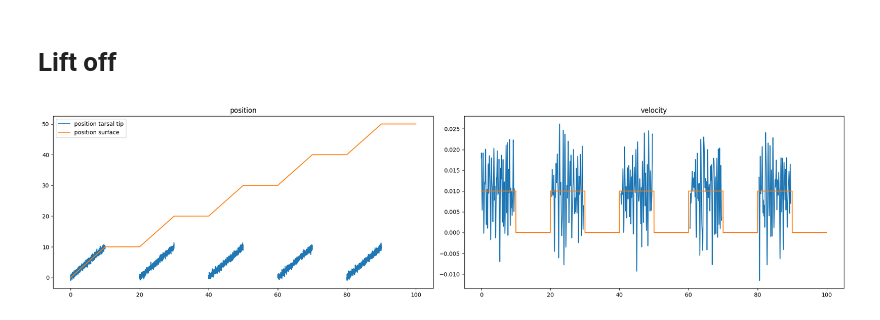
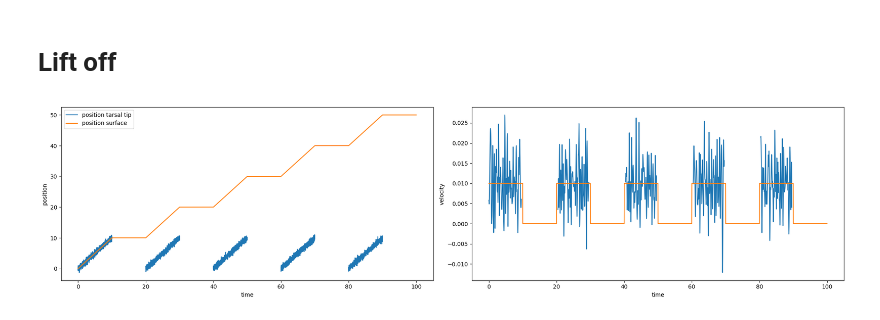
Before and after one commit to bidaye-lab/kinematics_analysis, a Jupyter notebook: model.ipynb, the cells around one changed output. Saved outputs shown, nothing was run; the diff lists cells and outputs as text; code cells hidden in the pictures.

```diff
--- a/model.ipynb
+++ b/model.ipynb
@@ -55,27 +57,29 @@ fig.tight_layout()
 # %%
 # position of tarsal tip
 x = np.hstack([x_rising, x_nan] * 5)
 x_tars = add_noise(x)
 v_tars = np.gradient(smooth(x_tars, 10))
 
 # target: position of surface
 x = np.hstack([x_rising, x_ten])
 x_surf = np.hstack([ x + 10*i for i in range(5) ])
 v_surf = np.gradient(x_surf)
 
 # plot
 fig, axarr = plt.subplots(figsize=(20, 5), ncols=2)
 ax = axarr[0]
 ax.plot(t, x_tars, label='position tarsal tip')
 ax.plot(t, x_surf, label='position surface')
 ax.legend()
-ax.set_title('position')
+ax.set_ylabel('position')
+ax.set_xlabel('time')
 
 ax = axarr[1]
 ax.plot(t, v_tars, label='position tarsal tip')
 ax.plot(t, v_surf, label='position surface')
-ax.set_title('velocity')
+ax.set_ylabel('velocity')
+ax.set_xlabel('time')
 
 fig.tight_layout()
 # %% [output]
-[figure, old version]
+[figure, new version]
```
Also changed, not shown: parts of 1 cell of this notebook.
